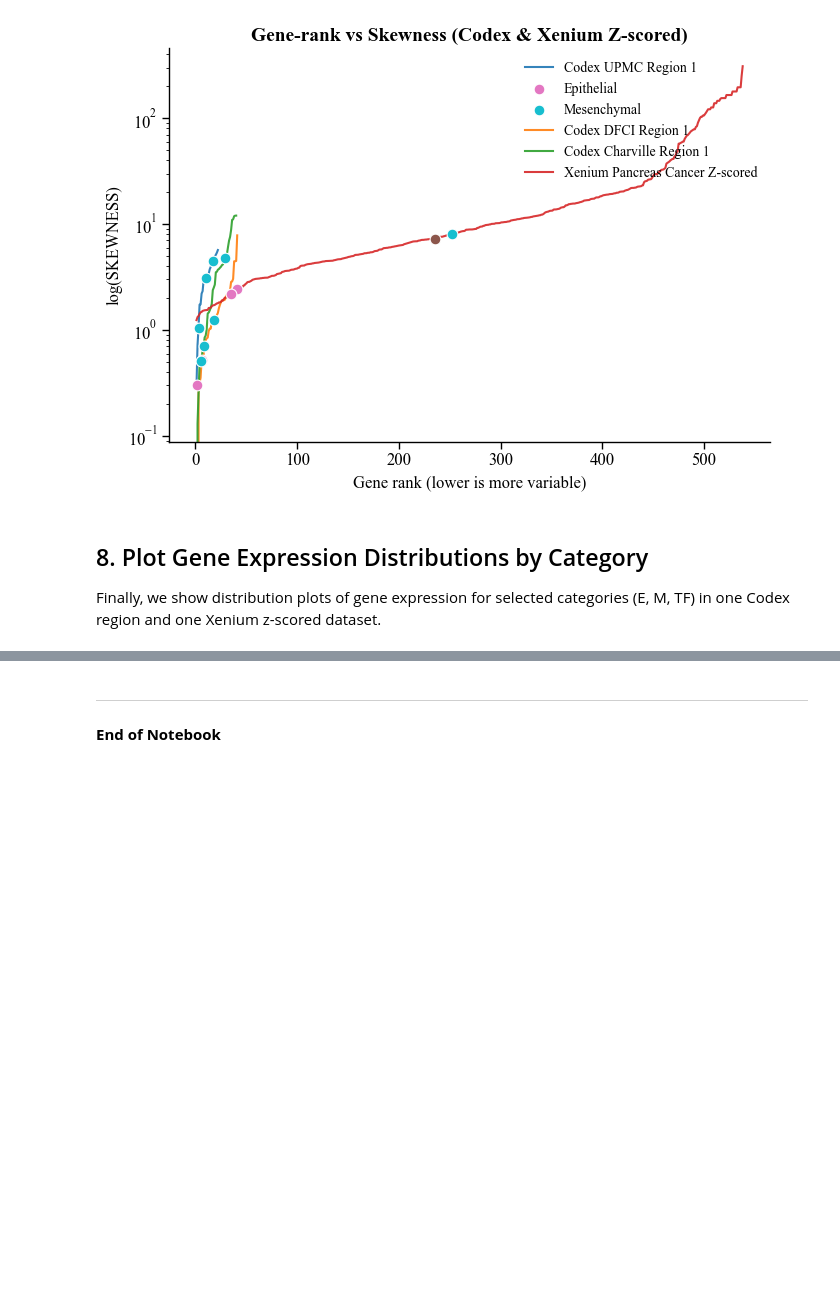
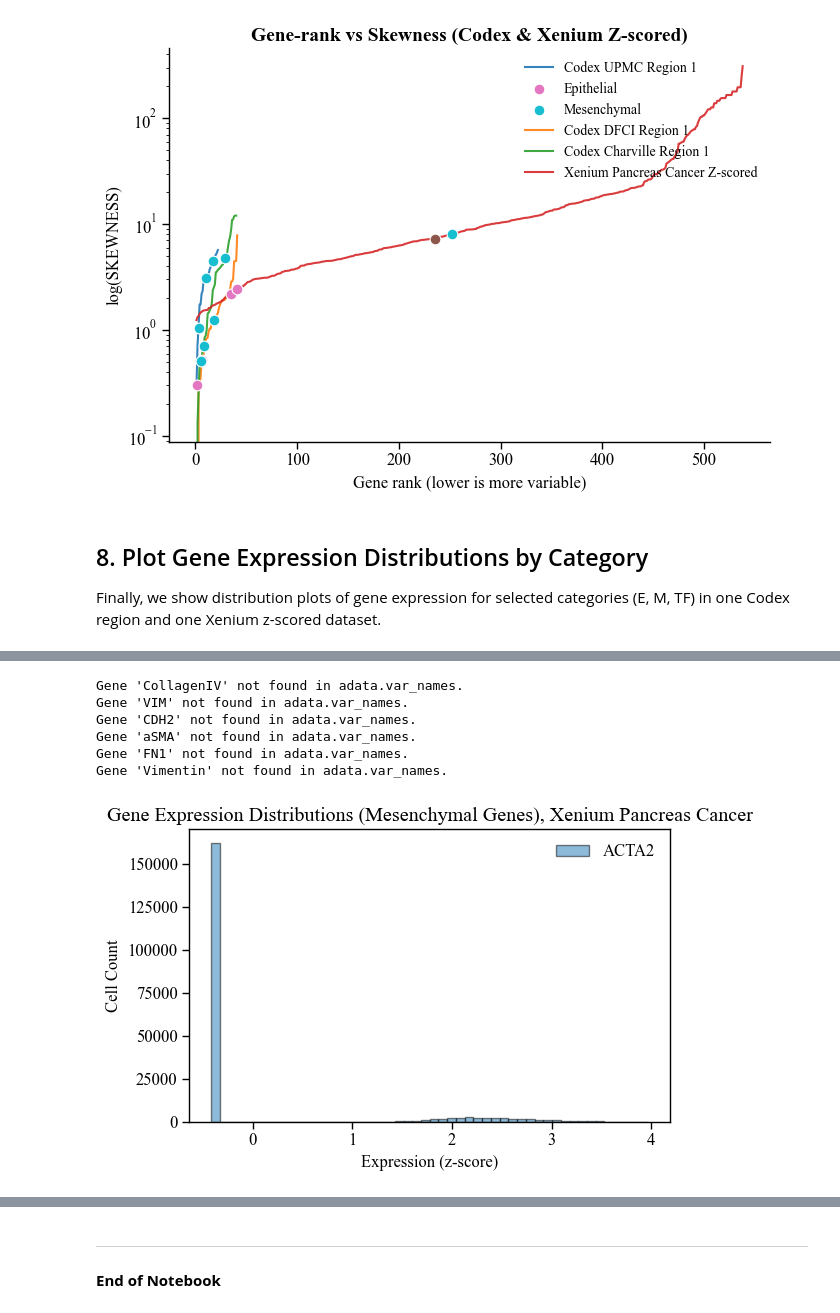
Before and after one commit to cellethology/tic, a Jupyter notebook: notebook/gen_variability.ipynb, the cells around one changed output, grey strips where cells are left out. Drawn from its saved outputs; the diff is of its cells as text; code cells hidden in the pictures; blank space fills up the shorter version.

```diff
--- a/notebook/gen_variability.ipynb
+++ b/notebook/gen_variability.ipynb
@@ -442,0 +460,19 @@ plt.show()
+# %%
+plot_gene_histograms(
+    adata=xenium_pancreas_cancer,
+    genes=list(M_GENES),
+    bins=50,
+    subplot=False,
+    zscore=True,
+    figsize=(6, 4),
+    expression_key="X",
+    title="Gene Expression Distributions (Mesenchymal Genes), Xenium Pancreas Cancer"
+)
+# %% [output]
+Gene 'CollagenIV' not found in adata.var_names.
+Gene 'VIM' not found in adata.var_names.
+Gene 'CDH2' not found in adata.var_names.
+Gene 'aSMA' not found in adata.var_names.
+Gene 'FN1' not found in adata.var_names.
+Gene 'Vimentin' not found in adata.var_names.
+[figure, added]
```
Also changed, not shown: parts of 9 cells of this notebook, 1 other file.
